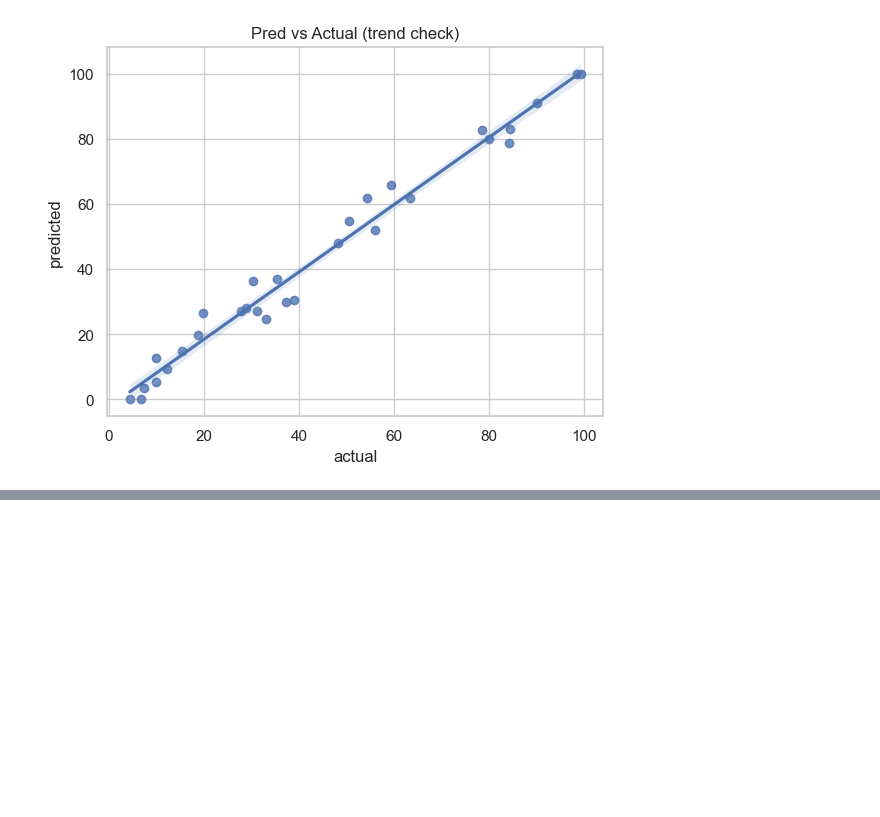
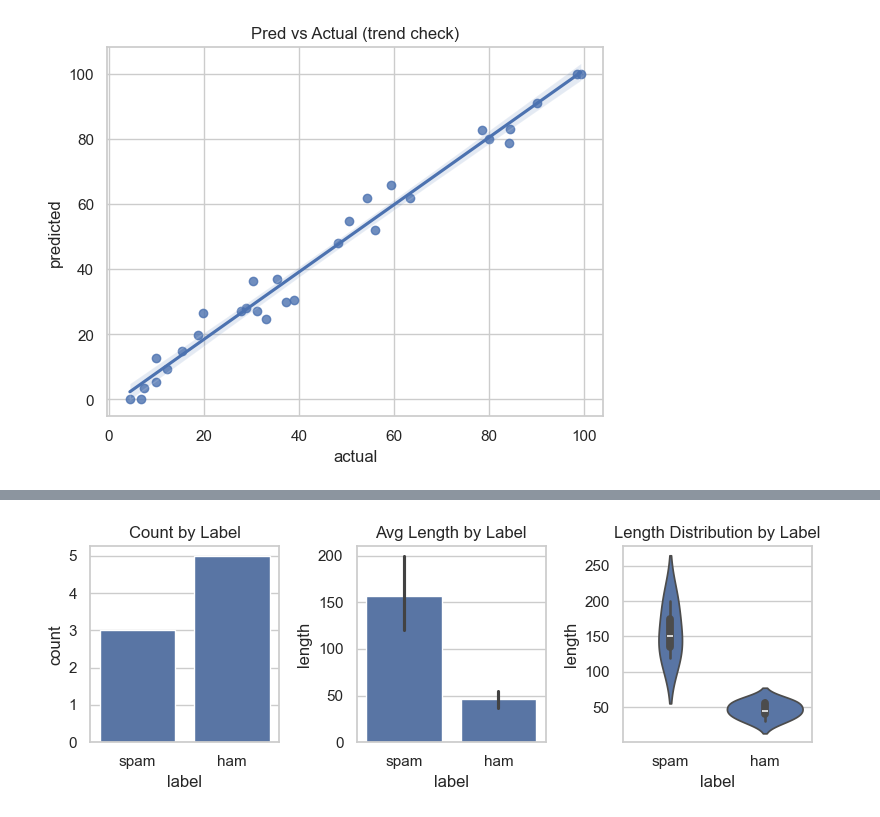
Before and after one commit to AkumaGPT/practice_seaborn, a Jupyter notebook: main.ipynb, the cells around one changed output, grey strips where cells are left out. Cells and saved outputs as stored; diff of their text form; code cells hidden in the pictures; blank space fills up the shorter version.

```diff
--- a/main.ipynb
+++ b/main.ipynb
@@ -406,0 +440,20 @@ plt.show()
+# %%
+# ML challenge
+
+df = pd.read_csv("spam_detection.csv")
+
+fig, ax = plt.subplots(1, 3, figsize=(8,3))
+
+sns.countplot(data=df, x="label", ax=ax[0])
+ax[0].set_title("Count by Label")
+
+sns.barplot(data=df, x="label", y="length", ax=ax[1])
+ax[1].set_title("Avg Length by Label")
+
+sns.violinplot(data=df, x="label", y="length", ax=ax[2])
+ax[2].set_title("Length Distribution by Label")
+
+plt.tight_layout()
+plt.show()
+# %% [output]
+[figure, added]
```
Also changed, not shown: parts of 3 cells of this notebook, 3 other files.
